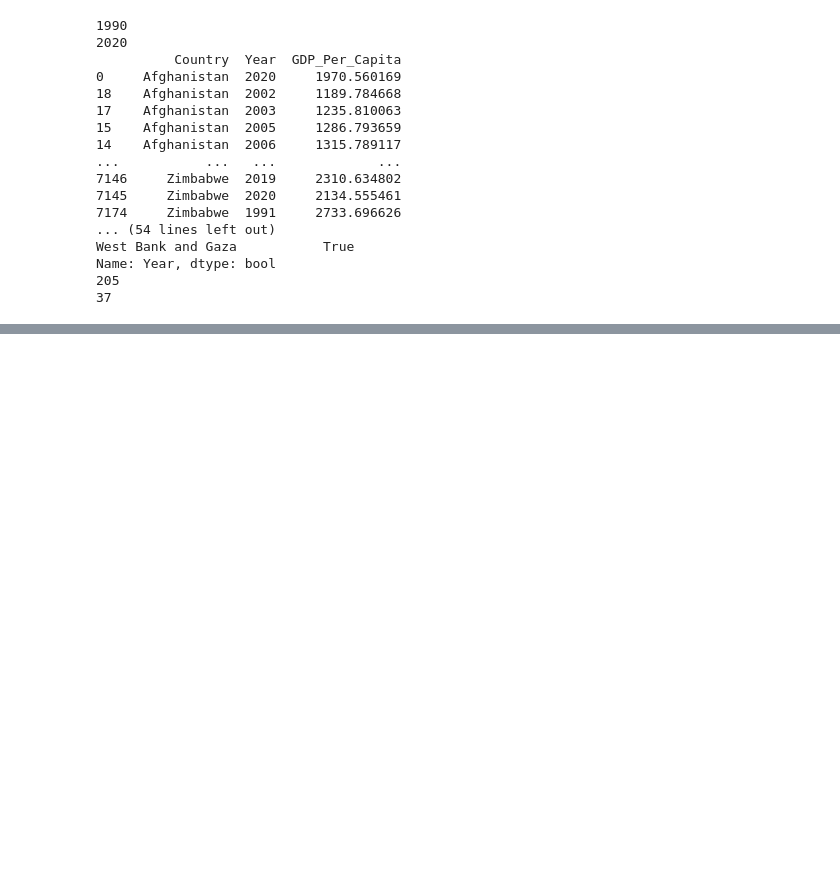
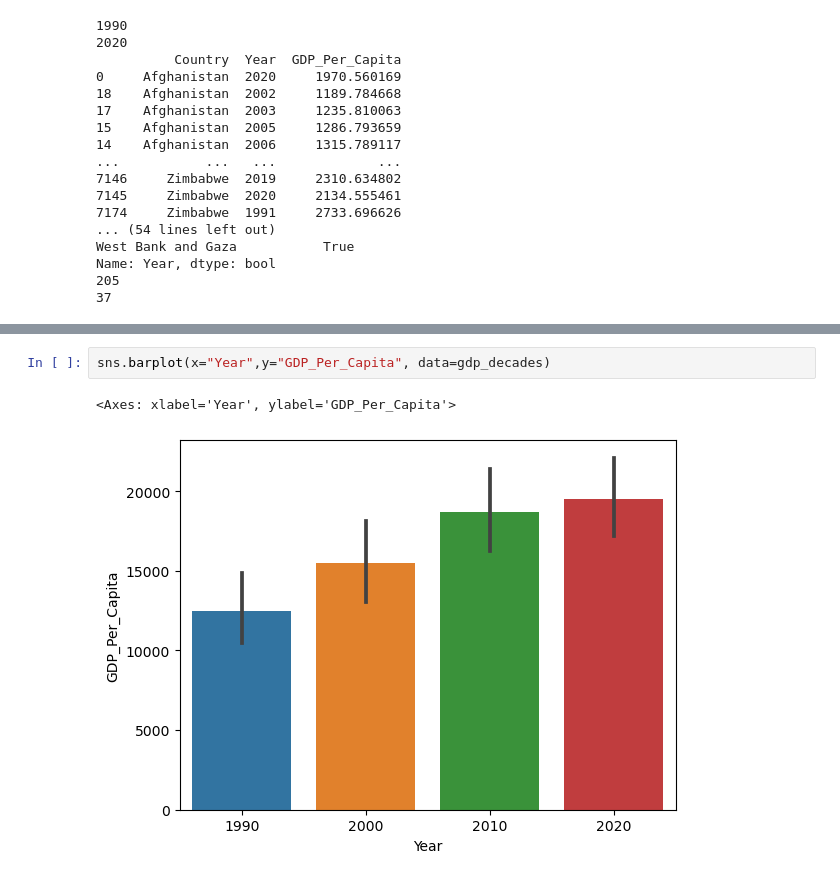
Before and after one commit to NSS-Data-Analytics-Cohort-8/gdp-and-internet-usage-wesiswes629, a Jupyter notebook: notebooks/un_gdp.ipynb, the cells around one changed output, grey strips where cells are left out. Cells and saved outputs as stored; diff of their text form; blank space fills up the shorter version.

```diff
--- a/notebooks/un_gdp.ipynb
+++ b/notebooks/un_gdp.ipynb
@@ -98,0 +135,5 @@ sns.violinplot(x=gdp_country_2020["Year"],y=gdp_country_2020["GDP_Per_Capita"])
+# %%
+sns.barplot(x="Year",y="GDP_Per_Capita", data=gdp_decades)
+# %% [output]
+<Axes: xlabel='Year', ylabel='GDP_Per_Capita'>
+[figure, added]
```
Also changed, not shown: parts of 19 cells of this notebook.
